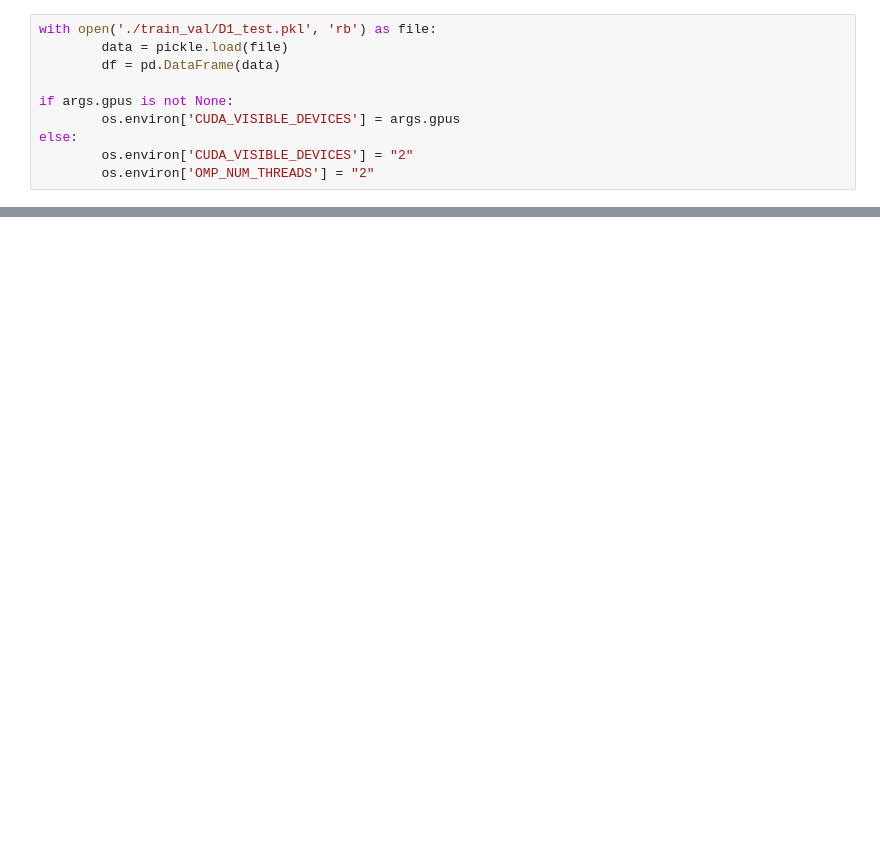
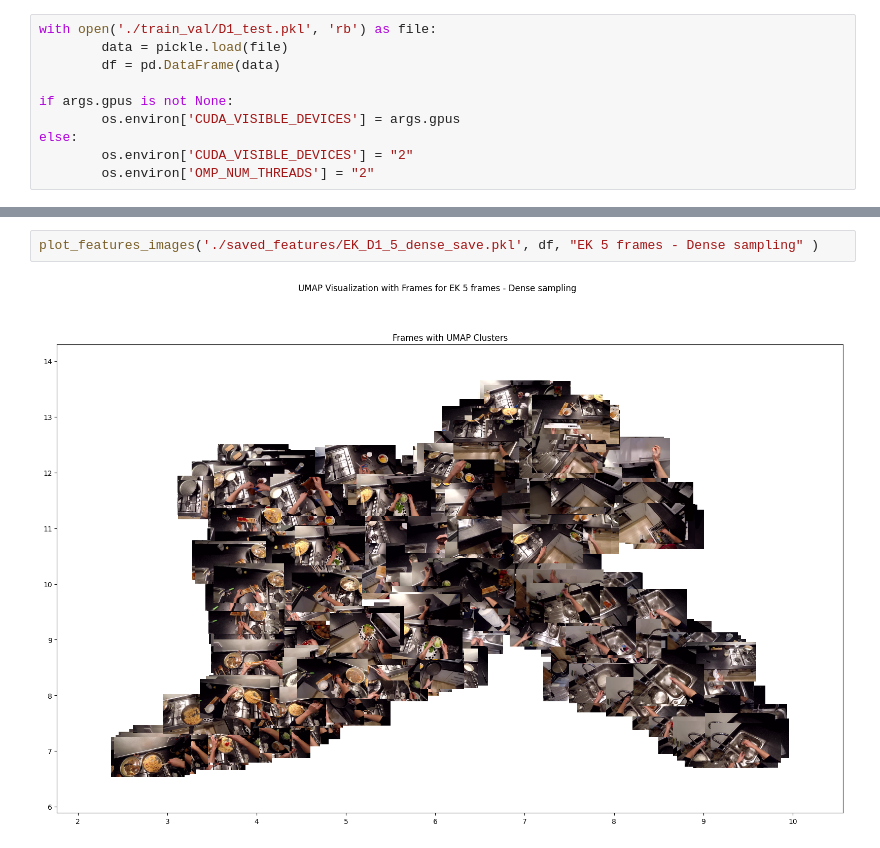
Before and after one commit to RaffaeleViola/aml23-ego, a Jupyter notebook: feature_plot.ipynb, the cells around one changed output, grey strips where cells are left out. Drawn from its saved outputs; the diff is of its cells as text; blank space fills up the shorter version.

```diff
--- a/feature_plot.ipynb
+++ b/feature_plot.ipynb
@@ -133,0 +172,4 @@ plot_features_labels_clusters('./saved_features/EK_D1_25_uniform_save.pkl', df,
+# %%
+plot_features_images('./saved_features/EK_D1_5_dense_save.pkl', df, "EK 5 frames - Dense sampling" )
+# %% [output]
+[figure, added]
```
Also changed, not shown: parts of 4 cells of this notebook, 5 other files.
